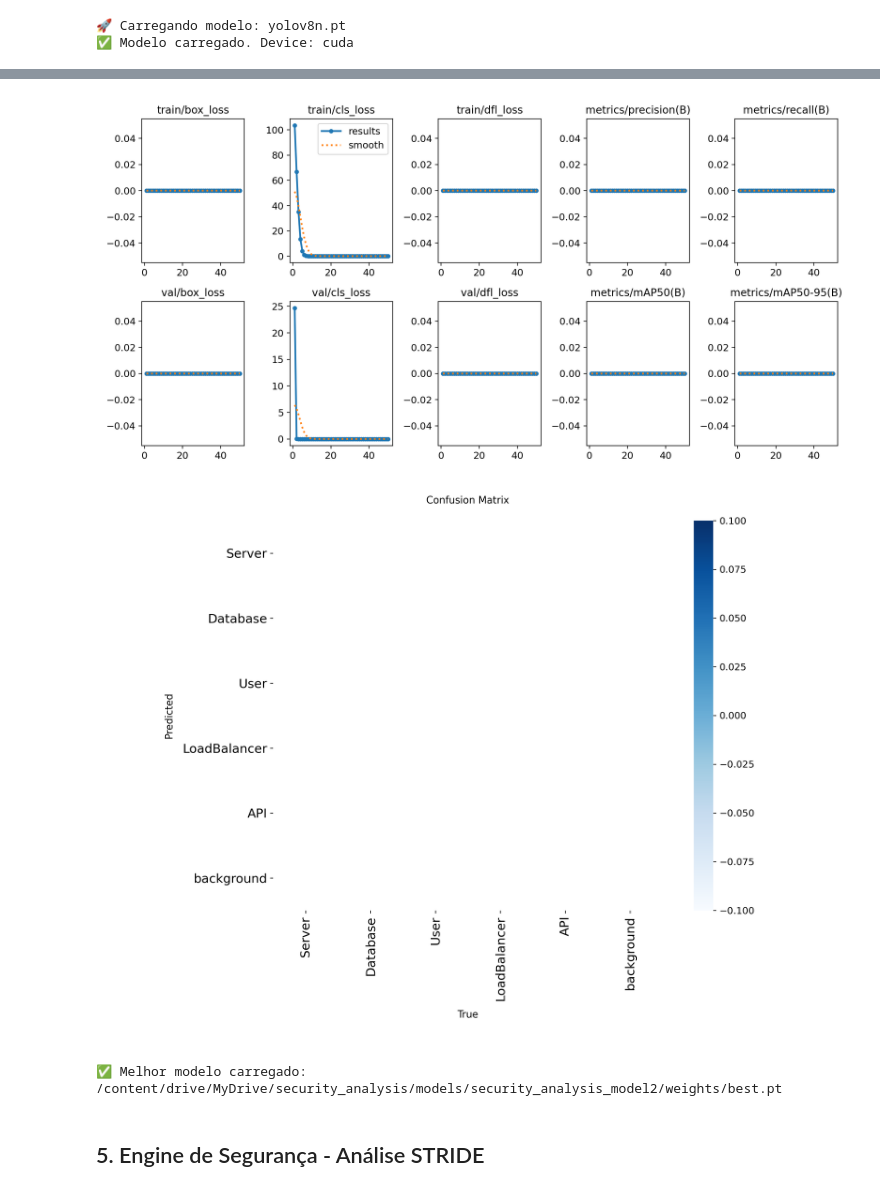
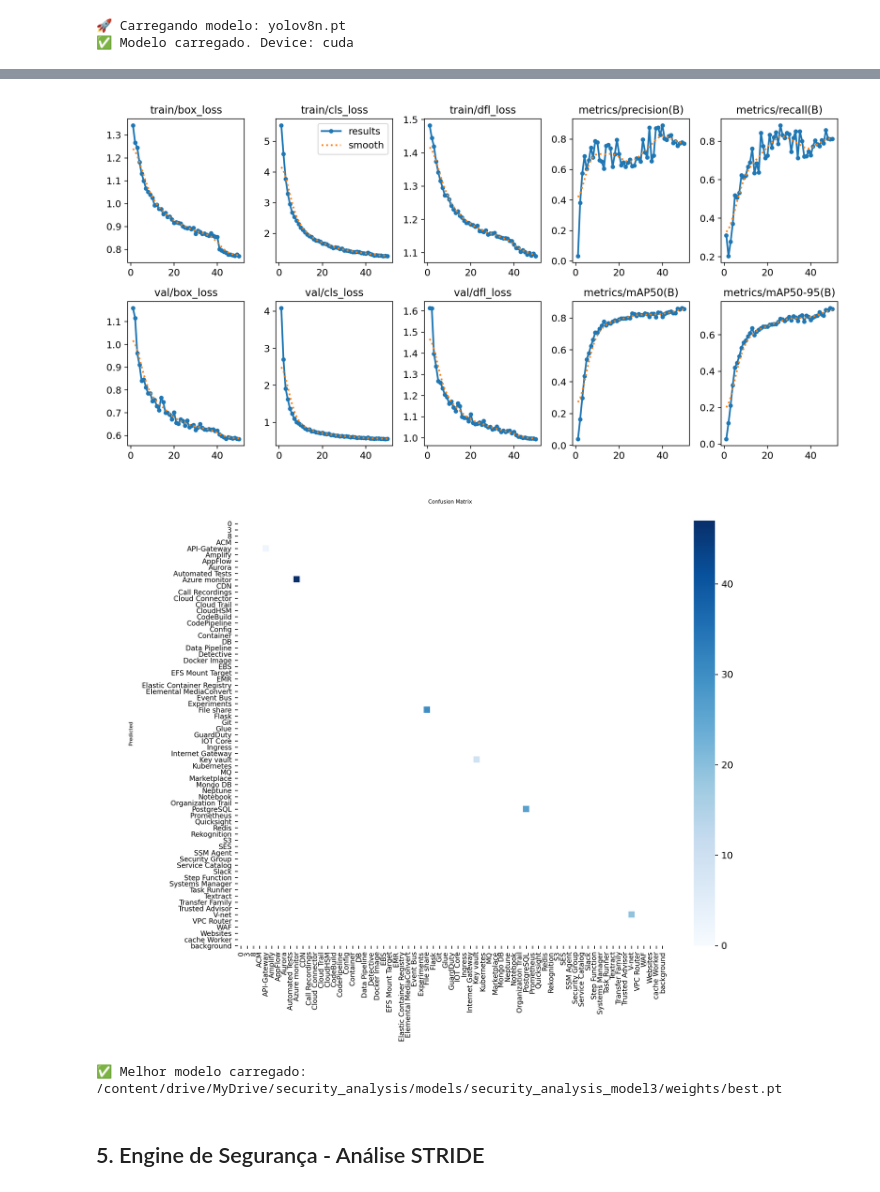
Before and after one commit to IgorJanuario/tech-challenge-fase5, a Jupyter notebook: security_analysis_pipeline.ipynb, the cells around one changed output, grey strips where cells are left out. Saved outputs shown, nothing was run; the diff lists cells and outputs as text; code cells hidden in the pictures.

```diff
--- a/security_analysis_pipeline.ipynb
+++ b/security_analysis_pipeline.ipynb
@@ -89,0 +136,2 @@ Saving kaggle.json to kaggle.json
+# %%
+DATA_DIR = "/content/AWS-and-Azure-System-Diagrams-1"
@@ -423,29 +570,35 @@ print(f"✅ Modelo carregado. Device: {device}")
 🚀 Carregando modelo: yolov8n.pt
 ✅ Modelo carregado. Device: cuda
 # %%
-# Criar arquivo de configuração data.yaml
-data_yaml_content = f"""
+# Criar ou usar data.yaml
+data_yaml_path = os.path.join(YOLO_DATA_DIR, 'data.yaml')
+
+# Se for dataset Roboflow e ja existir data.yaml, usar o existente (contem classes do projeto)
+try:
+    _use_rf = USE_ROBOFLOW_DATASET
+except NameError:
+    _use_rf = False
+
+if _use_rf and os.path.isfile(data_yaml_path):
+    print(f"Usando data.yaml do Roboflow: {data_yaml_path}")
+    with open(data_yaml_path, 'r') as f:
+        print(f.read())
+else:
+    names_lines = '\n'.join(f'  {i}: {name}' for i, name in enumerate(DATASET_CLASS_NAMES))
+    data_yaml_content = f"""
 path: {YOLO_DATA_DIR}
 train: train/images
 val: val/images
 
-# Classes (ajustar conforme o dataset)
+nc: {DATASET_N_CLASSES}
 names:
-  0: Server
-  1: Database
-  2: User
-  3: LoadBalancer
-  4: API
+{names_lines}
 """
-
-# Salvar data.yaml no diretório do dataset YOLO (melhor prática)
-data_yaml_path = os.path.join(YOLO_DATA_DIR, 'data.yaml')
-with open(data_yaml_path, 'w') as f:
-    f.write(data_yaml_content)
-
-print(f"✅ Arquivo data.yaml criado em: {data_yaml_path}")
-print("\n📄 Conteúdo do data.yaml:")
-print(data_yaml_content)
+    with open(data_yaml_path, 'w') as f:
+        f.write(data_yaml_content)
+    print(f"Arquivo data.yaml criado em: {data_yaml_path}")
+    print("\nConteudo (classes = o que a IA vai reconhecer):")
+    print(data_yaml_content)
 
 # Verificar se os caminhos existem antes de treinar
 train_path = os.path.join(YOLO_DATA_DIR, 'train', 'images')
@@ -573,28 +670,28 @@ WARNING ⚠️ no labels found in detect set, cannot compute metrics without lab
 # %%
 # Visualizar resultados do treinamento
 from IPython.display import Image, display
 
-results_dir = os.path.join(MODELS_DIR, 'security_analysis_model2')
+results_dir = os.path.join(MODELS_DIR, 'security_analysis_model3')
 
 # Mostrar gráficos de loss e métricas
 if os.path.exists(os.path.join(results_dir, 'results.png')):
     display(Image(os.path.join(results_dir, 'results.png')))
 
 if os.path.exists(os.path.join(results_dir, 'confusion_matrix.png')):
     display(Image(os.path.join(results_dir, 'confusion_matrix.png')))
 
 # Carregar melhor modelo treinado
 best_model_path = os.path.join(results_dir, 'weights', 'best.pt')
 if os.path.exists(best_model_path):
     trained_model = YOLO(best_model_path)
     print(f"✅ Melhor modelo carregado: {best_model_path}")
 else:
     print("⚠️ Modelo não encontrado. Usando modelo base.")
     trained_model = model
 # %% [output]
-[figure, old version]
+[figure, new version]
-[figure, old version]
+[figure, new version]
-✅ Melhor modelo carregado: /content/drive/MyDrive/security_analysis/models/security_analysis_model2/weights/best.pt
+✅ Melhor modelo carregado: /content/drive/MyDrive/security_analysis/models/security_analysis_model3/weights/best.pt
 # %% [markdown]
 ## 5. Engine de Segurança - Análise STRIDE
 # %%
```
Also changed, not shown: parts of 16 cells of this notebook.
